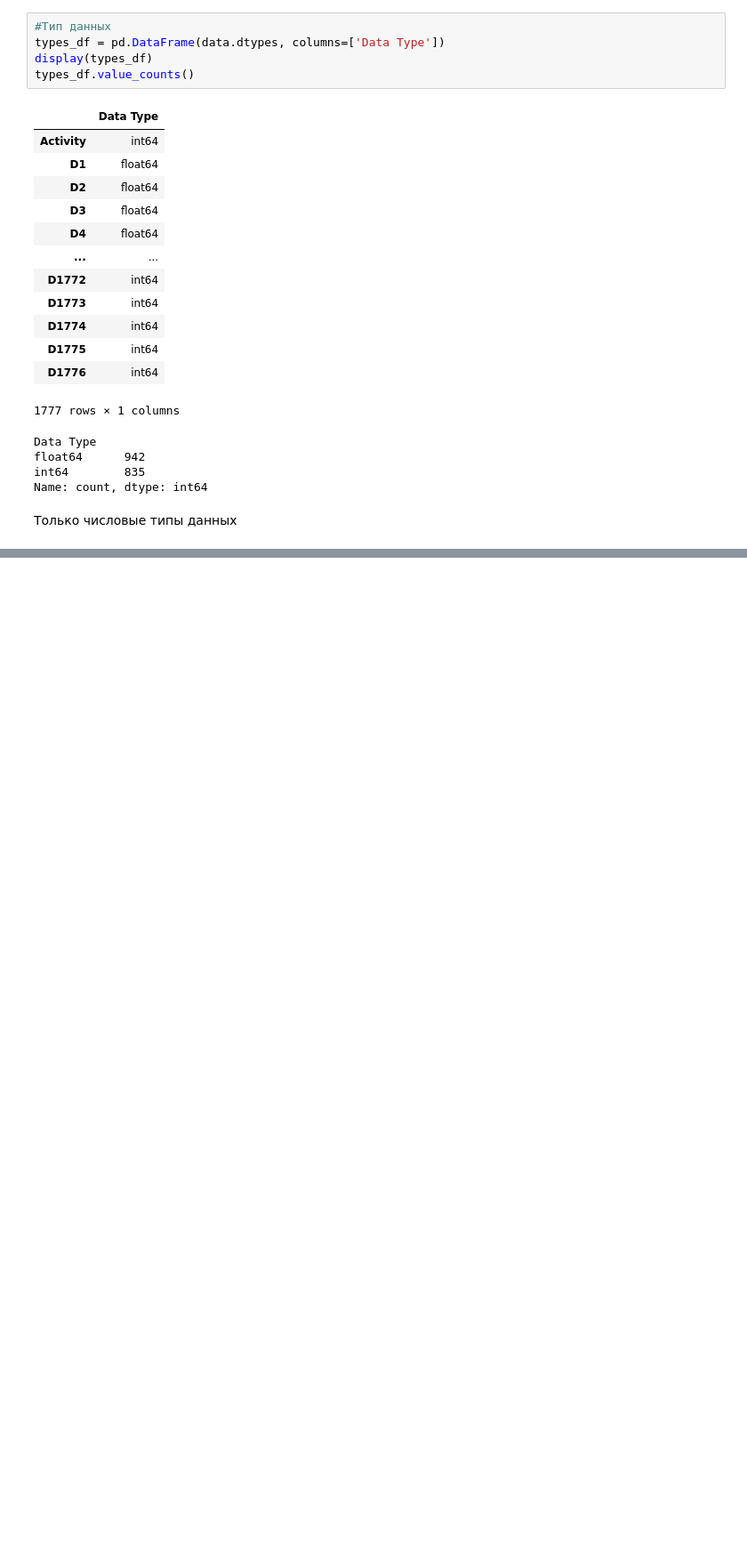
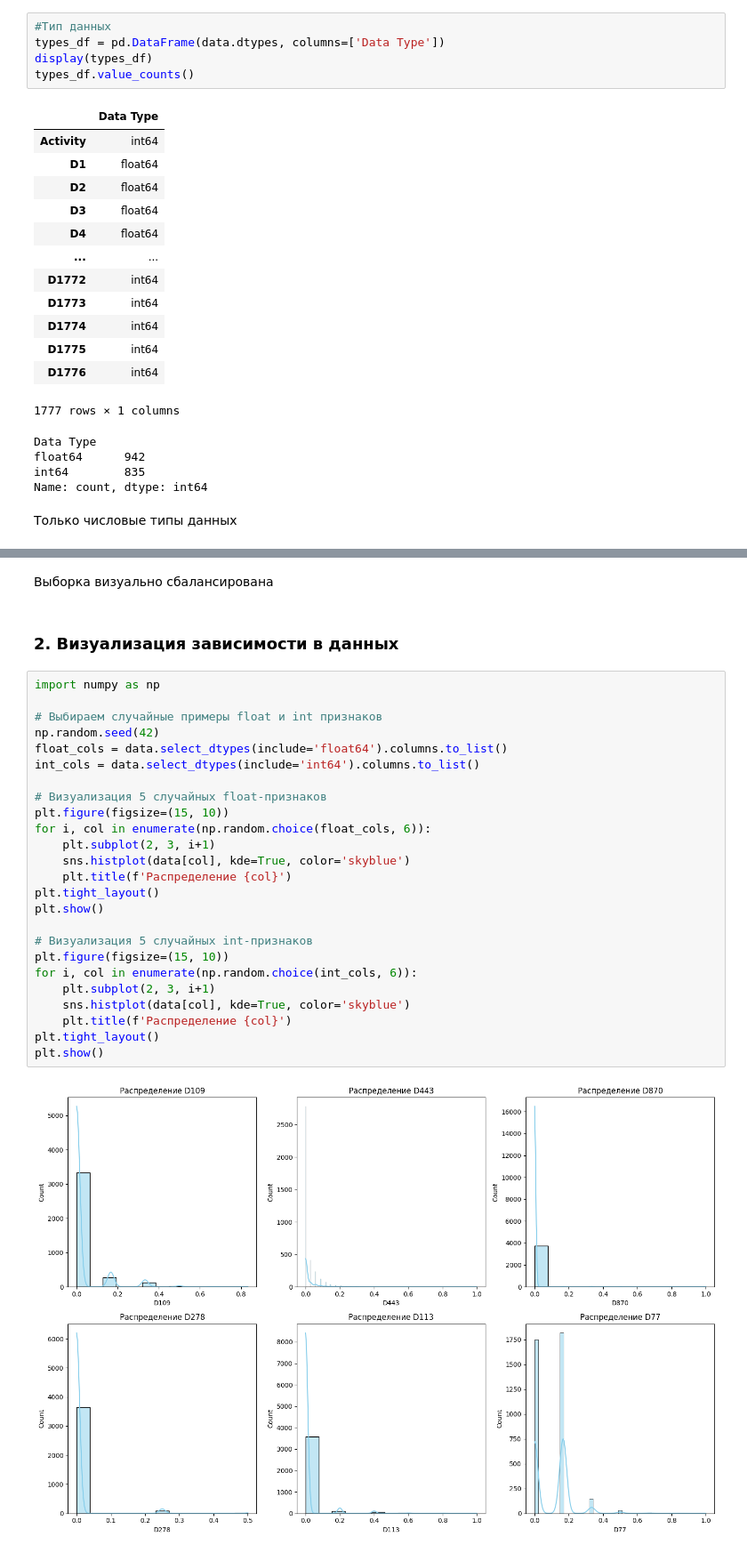
Before and after one commit to UlyanaGru/ML_PredictingBiologicalResponse, a Jupyter notebook: PredictingBiologicalResponse.ipynb, the cells around one changed output, grey strips where cells are left out. Shown at 89% size. Cells and saved outputs as stored; diff of their text form; blank space fills up the shorter version.

```diff
--- a/PredictingBiologicalResponse.ipynb
+++ b/PredictingBiologicalResponse.ipynb
@@ -57,0 +86,31 @@ Name: count, dtype: int64
+# %% [markdown]
+Выборка визуально сбалансирована
+# %% [markdown]
+### 2. Визуализация зависимости в данных
+# %%
+import numpy as np
+
+# Выбираем случайные примеры float и int признаков
+np.random.seed(42)
+float_cols = data.select_dtypes(include='float64').columns.to_list()
+int_cols = data.select_dtypes(include='int64').columns.to_list()
+
+# Визуализация 5 случайных float-признаков
+plt.figure(figsize=(15, 10))
+for i, col in enumerate(np.random.choice(float_cols, 6)):
+    plt.subplot(2, 3, i+1)
+    sns.histplot(data[col], kde=True, color='skyblue')
+    plt.title(f'Распределение {col}')
+plt.tight_layout()
+plt.show()
+
+# Визуализация 5 случайных int-признаков
+plt.figure(figsize=(15, 10))
+for i, col in enumerate(np.random.choice(int_cols, 6)):
+    plt.subplot(2, 3, i+1)
+    sns.histplot(data[col], kde=True, color='skyblue')
+    plt.title(f'Распределение {col}')
+plt.tight_layout()
+plt.show()
+# %% [output]
+[figure, added]
```
Also changed, not shown: parts of 4 cells of this notebook.
